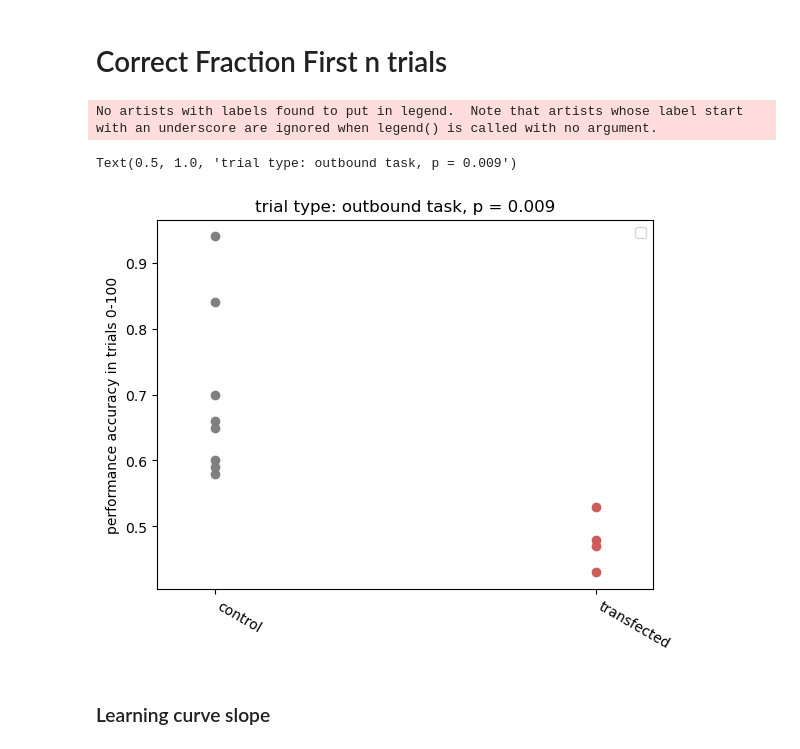
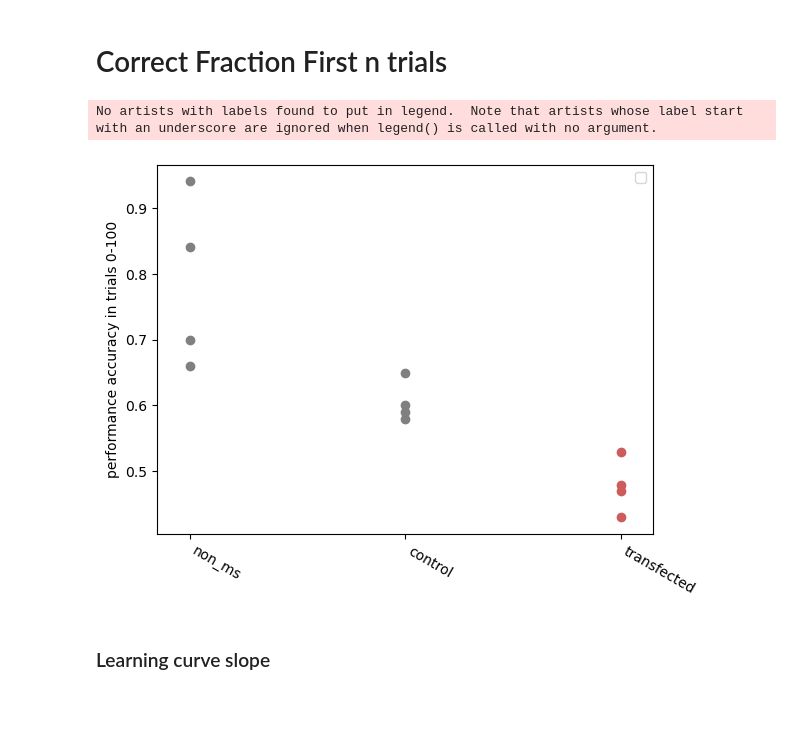
Before and after one commit to LorenFrankLab/ms_stim_analysis, a Jupyter notebook: Behavior/learning_curves.ipynb, the cells around one changed output. Saved outputs shown, nothing was run; the diff lists cells and outputs as text; code cells hidden in the pictures; blank space fills up the shorter version.

Commit message:
integrate non_ms animals into analysis

```diff
--- a/Behavior/learning_curves.ipynb
+++ b/Behavior/learning_curves.ipynb
@@ -279,14 +270,14 @@ nwb_file_names_map = {
                       "Banner":["Banner20220224_.nwb",],#"Banner20220225_.nwb"],
                       "Frodo":["Frodo20230814_.nwb",],#"Frodo20230815_.nwb","Frodo20230816_.nwb",]
                       }  # entrainment  #
-#Multiple day
+# Multiple day
 nwb_file_names_map = {
                       "Yoshi": ["Yoshi20220517_.nwb","Yoshi20220518_.nwb",],
                       "Olive": ["Olive20220711_.nwb"],
                       "Wallie": ["Wallie20220922_.nwb"],
                       "Bilbo":["Bilbo20230802_.nwb","Bilbo20230804_.nwb"],# no entrainment
                       "Totoro": ["Totoro20220613_.nwb", "Totoro20220614_.nwb"],
-                      "Winnie": ["Winnie20220719_.nwb", "Winnie20220720_.nwb"],
+                      "Winnie": ["Winnie20220719_.nwb",],# "Winnie20220720_.nwb"],
                       "Banner":["Banner20220224_.nwb","Banner20220225_.nwb"],
                       "Frodo":["Frodo20230814_.nwb",],#"Frodo20230815_.nwb","Frodo20230816_.nwb",]
                       }
@@ -691,7 +618,7 @@ df_[
 os.chdir("/home/sambray/Documents/MS_analysis_samsplaying/")
 from Style.style_guide import animal_style
 
-seperate_non_ms = False
+seperate_non_ms = True
 trial_type = "outbound"
 control_rats = ["Yoshi", "Olive", "Wallie", "Bilbo"]
 non_ms_rats = ["Jaq", "Lotus", "Monty", "Roqui"]
@@ -776,4 +703,8 @@ ax[0].set_title("inbound")
 ax[1].set_title("outbound")
 ax[2].set_title("all")
 ax[0].set_ylabel("learning trial")
+
+separated_tag = "_non_ms_separated" if seperate_non_ms else ""
+plt.rcParams['svg.fonttype']='none'
+fig.savefig(f"/home/sambray/Documents/MS_analysis_samsplaying/Plots/behavior_learning_trial_{separated_tag}.svg")
 # %% [output]
@@ -795,7 +725,7 @@ Text(0, 0.5, 'learning trial')
 # Correct Fraction First n trials
 # %%
 
-seperate_non_ms = False
+seperate_non_ms = True
 trial_type = "outbound"
 control_rats = ["Yoshi", "Olive", "Wallie", "Bilbo"]
 opto_rats = ["Totoro", "Winnie", "Banner", "Frodo"]
@@ -826,35 +756,37 @@ for i, (rat_set, color) in enumerate(
         if rat_name in non_ms_rats and optogenetic_type=="all":
             optogenetic_type_i = "control"
         else:
             optogenetic_type_i = optogenetic_type
         lt_test = np.mean(
             np.asarray(
                 df_[
                     (df_["optogenetic_type"] == optogenetic_type_i) & (df_["rat_name"] == rat_name)
                 ]["resp_values"]
             )[0][trial_sample[0] : trial_sample[1]]
         )
         results[-1].append(lt_test)
     plt.scatter(np.ones_like(results[-1]) * i, results[-1], color=color)
 
 
 plt.legend()
 set_labels = ["control","transfected"]
 if seperate_non_ms:
     set_labels = ["non_ms"] + set_labels
 ax.set_xticks(np.arange(len(set_labels)))
 ax.set_xticklabels(labels=set_labels,rotation=-30,ha="left")
 plt.ylabel("learning trial")
 plt.ylabel(f"performance accuracy in trials {trial_sample[0]}-{trial_sample[1]}")
 plt.xlim(-0.15, len(rat_sets)-.85)
 
 from scipy.stats import ttest_ind
 
 plt.title(f"trial type: {trial_type} task, p = {np.round(ttest_ind(*results)[1],3)}")
+separated_tag = "_non_ms_separated" if seperate_non_ms else ""
+plt.rcParams['svg.fonttype']='none'
+fig.savefig(f"/home/sambray/Documents/MS_analysis_samsplaying/Plots/behavior_accuracy_{separated_tag}.svg")
 # %% [output]
 No artists with labels found to put in legend.  Note that artists whose label start with an underscore are ignored when legend() is called with no argument.
-Text(0.5, 1.0, 'trial type: outbound task, p = 0.009')
-[figure, old version]
+[figure, new version]
 # %%
 plt.rcParams['svg.fonttype']='none'
 os.chdir('/home/sambray/Documents/MS_analysis_samsplaying/Plots/')
```
Also changed, not shown: parts of 18 cells of this notebook.
